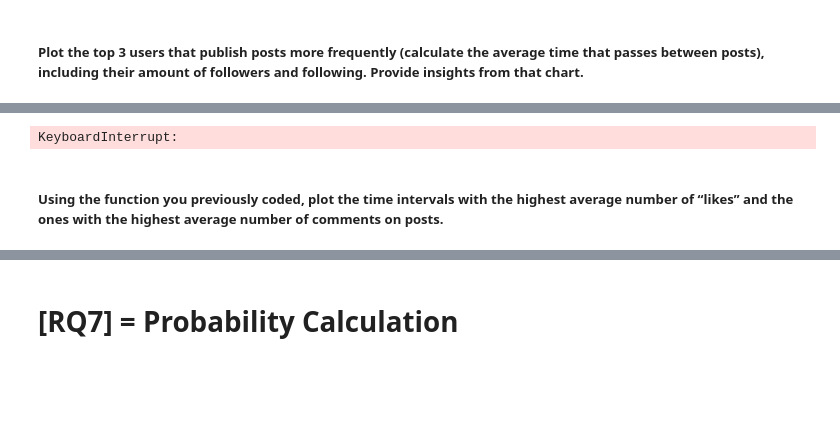
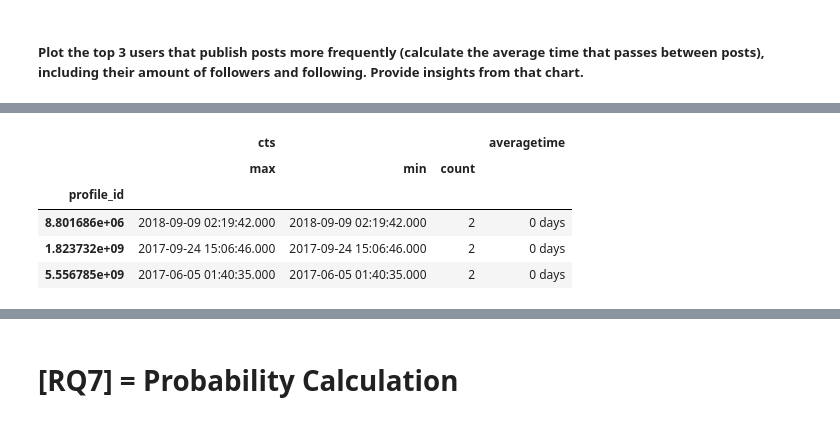
Before and after one commit to MichelaLombardi/ADM-HMWK_2, a Jupyter notebook: NBK_HMWK_2.ipynb, the cells around one changed output, grey strips where cells are left out. Cells and saved outputs as stored; diff of their text form; code cells hidden in the pictures; blank space fills up the shorter version.

```diff
--- a/NBK_HMWK_2.ipynb
+++ b/NBK_HMWK_2.ipynb
@@ -601,8 +603,11 @@ top3
-# %%
-#df_r6['cts'] = pd.to_datetime(df_r6['cts'], unit='ns')
-df_r6['Time_difference'] = pd.to_datetime(df_r6['cts'], format='%Y-%m-%d %H:%M:%S').diff()
-df_r6.head(5)
-# %% [output]
-KeyboardInterrupt:
-# %% [markdown]
-##### Using the function you previously coded, plot the time intervals with the highest average number of “likes” and the ones with the highest average number of comments on posts.
+# %%
+dfr6_grouped["averagetime"].dropna
+average = dfr6_grouped.nsmallest(3, ['averagetime'])
+average
+# %% [output]
+|  | cts |  |  | averagetime |
+|  | max | min | count |  |
+| profile_id |  |  |  |  |
+| 8.801686e+06 | 2018-09-09 02:19:42.000 | 2018-09-09 02:19:42.000 | 2 | 0 days |
+| 1.823732e+09 | 2017-09-24 15:06:46.000 | 2017-09-24 15:06:46.000 | 2 | 0 days |
+| 5.556785e+09 | 2017-06-05 01:40:35.000 | 2017-06-05 01:40:35.000 | 2 | 0 days |
```
Also changed, not shown: parts of 12 cells of this notebook.
